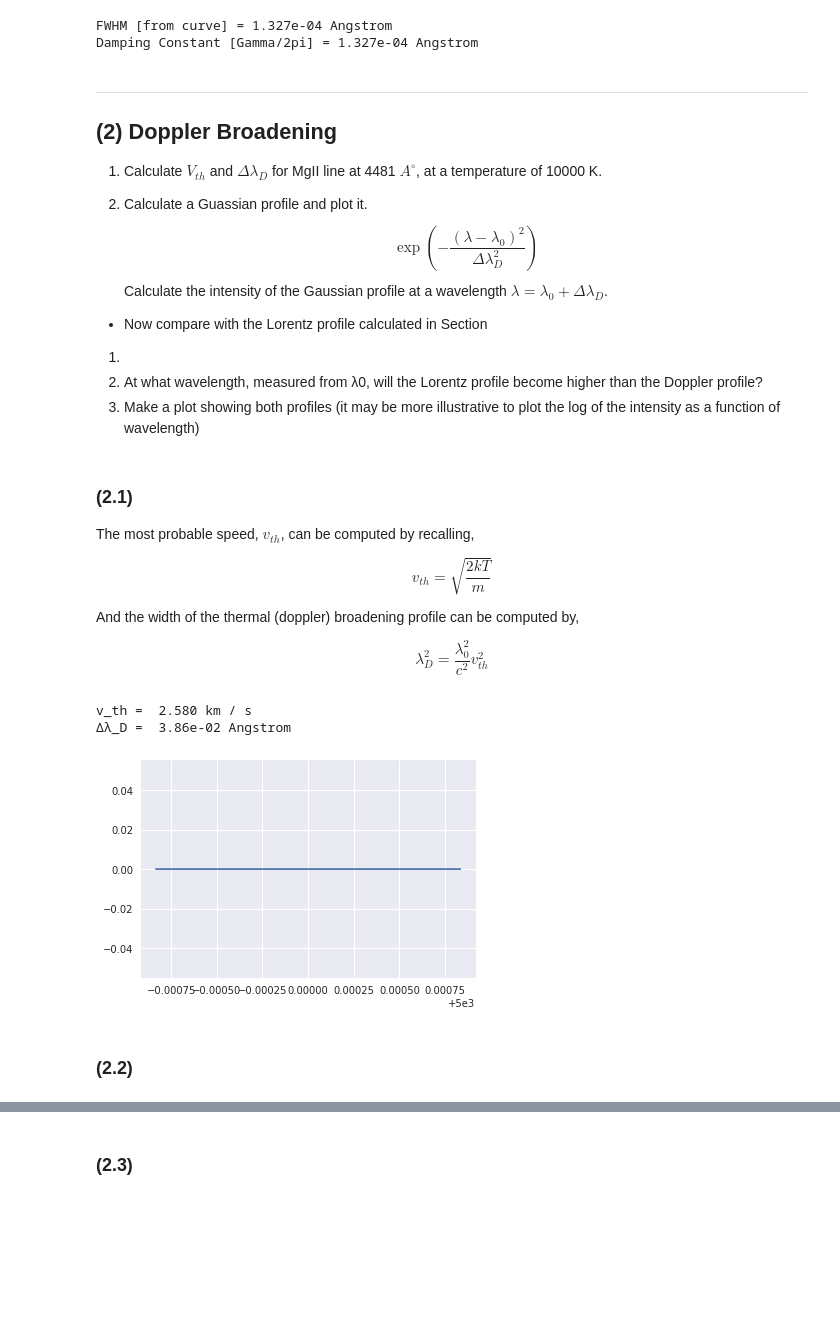
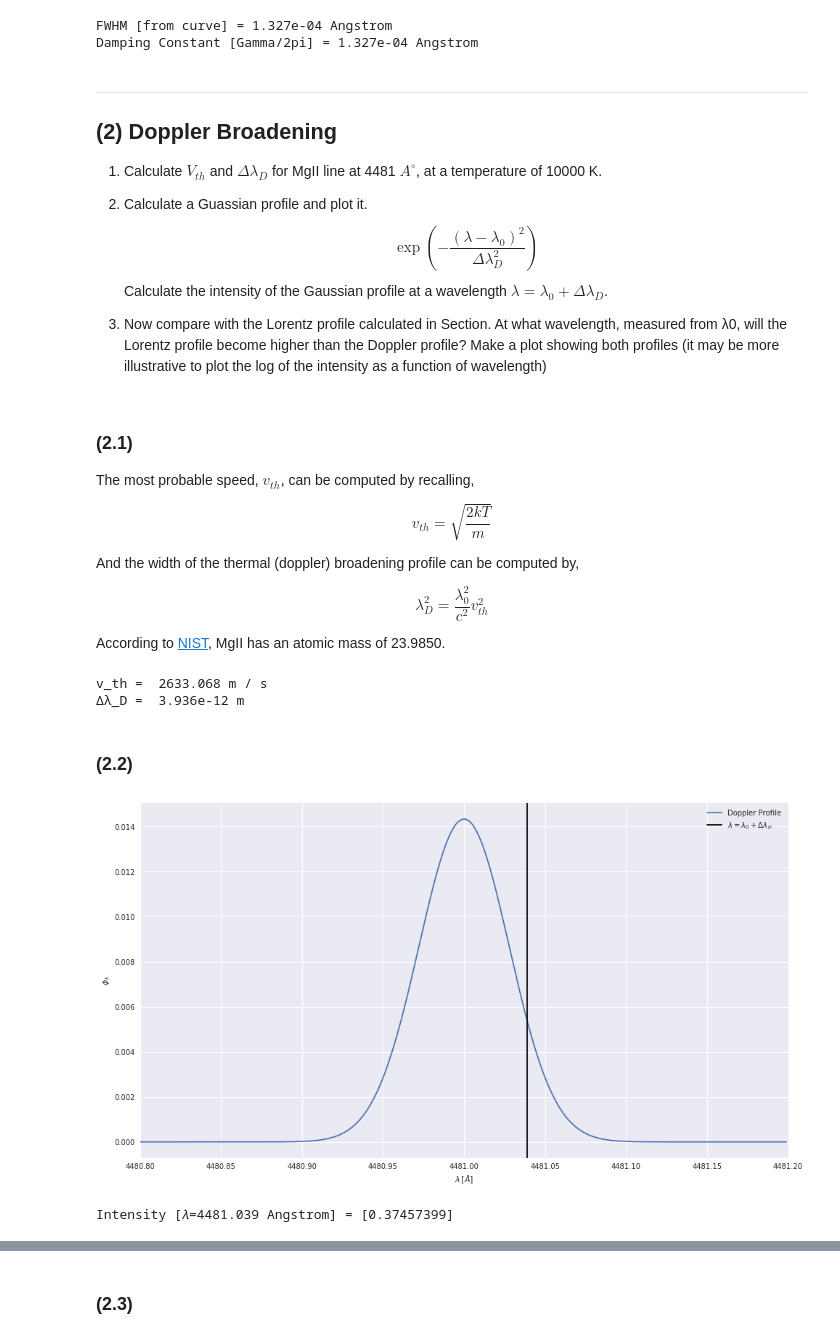
Before and after one commit to kaimibk/School, a Jupyter notebook: ASTR_423/A4/A4.ipynb, the cells around one changed output, grey strips where cells are left out. Cells and saved outputs as stored; diff of their text form; code cells hidden in the pictures; blank space fills up the shorter version.

```diff
--- a/ASTR_423/A4/A4.ipynb
+++ b/ASTR_423/A4/A4.ipynb
@@ -76,11 +76,8 @@ ___
 1. Calculate $V_{th}$ and $\Delta \lambda_D$ for MgII line at 4481 $A^{\circ}$, at a temperature of 10000 K.
 
 1. Calculate a Guassian profile and plot it. $$\exp\left(-\frac{(\lambda-\lambda_0)^2}{\Delta\lambda_D^2}\right)$$ Calculate the intensity of the Gaussian profile at a wavelength $\lambda = \lambda_0 + \Delta\lambda_D$.
-- Now compare with the Lorentz profile calculated in Section
-1.
-1. At what wavelength, measured from λ0, will the Lorentz profile become higher than the Doppler profile?
-1. Make a plot showing both profiles (it may be
-more illustrative to plot the log of the intensity as a function of wavelength)
+
+1. Now compare with the Lorentz profile calculated in Section. At what wavelength, measured from λ0, will the Lorentz profile become higher than the Doppler profile? Make a plot showing both profiles (it may be more illustrative to plot the log of the intensity as a function of wavelength)
 # %% [markdown]
 ### (2.1)
 
@@ -91,26 +88,41 @@ $$v_{th} = \sqrt{\frac{2kT}{m}}$$
 And the width of the thermal (doppler) broadening profile can be computed by,
 
 $$\lambda_D^2 = \frac{\lambda_0^2}{c^2} v_{th}^2$$
+
+According to [NIST](https://physics.nist.gov/PhysRefData/Handbook/Tables/magnesiumtable1.htm), MgII has an atomic mass of 23.9850.
 # %%
 MgII_lambda = 4481 *u.AA
 T = 10000 *u.K
 
 m_MgII = 278.11394 * u.g / u.mol
-v_th = np.sqrt((2.*const.k_B*T)/(24.985837 * u.u)).to(u.km / u.s)
+v_th = np.sqrt((2.*const.k_B*T)/(23.9850 * u.u)).to(u.m / u.s)
 
 print(f"v_th = {v_th : .3f}")
 
-lambda_D = np.sqrt(MgII_lambda**2  * v_th**2 / const.c**2).to(u.AA)
-print(f"Δλ_D = {lambda_D : .2e}")
+lambda_D = np.sqrt(MgII_lambda**2  * v_th**2 / const.c**2).to(u.m)
+print(f"Δλ_D = {lambda_D : .3e}")
 # %% [output]
-v_th =  2.580 km / s
-Δλ_D =  3.86e-02 Angstrom
+v_th =  2633.068 m / s
+Δλ_D =  3.936e-12 m
-# %%
-Mg_profile = np.exp((-(x - MgII_lambda)**2 / (lambda_D**2)))
-
-plt.plot(x, Mg_profile)
-plt.show()
-# %% [output]
-[figure, removed]
 # %% [markdown]
 ### (2.2)
+# %%
+fig = plt.figure(figsize=(16,9))
+lambdas = np.arange(4480.8, 4481.2, 0.001) *u.AA
+Mg_profile = np.exp(-(lambdas - MgII_lambda)**2 / (lambda_D**2))
+
+plt.plot(lambdas, Mg_profile/np.trapz(Mg_profile), label='Doppler Profile')
+
+temp_line = (MgII_lambda+lambda_D).to(u.AA).round(3)
+
+plt.axvline(x=temp_line.value, color='k', label='$\lambda=\lambda_0+\Delta\lambda_𝐷$')
+plt.xlabel('$\lambda \, [\AA]$')
+plt.ylabel('$\phi_\lambda$')
+plt.legend()
+plt.xlim(4480.8, 4481.2)
+plt.show()
+
+print(f"Intensity [𝜆={temp_line}] = {Mg_profile[np.where(abs(lambdas.value - temp_line.value) < 0.0001)]}")
+# %% [output]
+[figure, added]
+Intensity [𝜆=4481.039 Angstrom] = [0.37457399]
```
Also changed, not shown: parts of 8 cells of this notebook.
